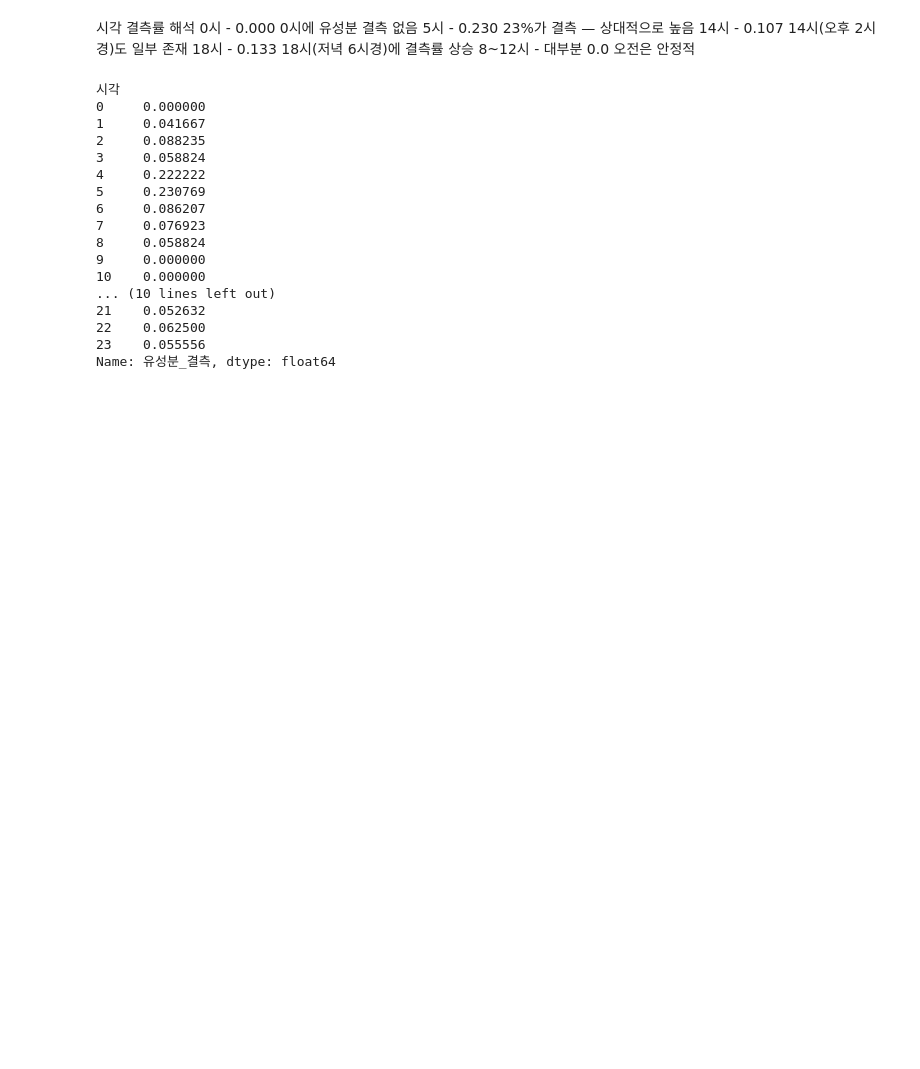
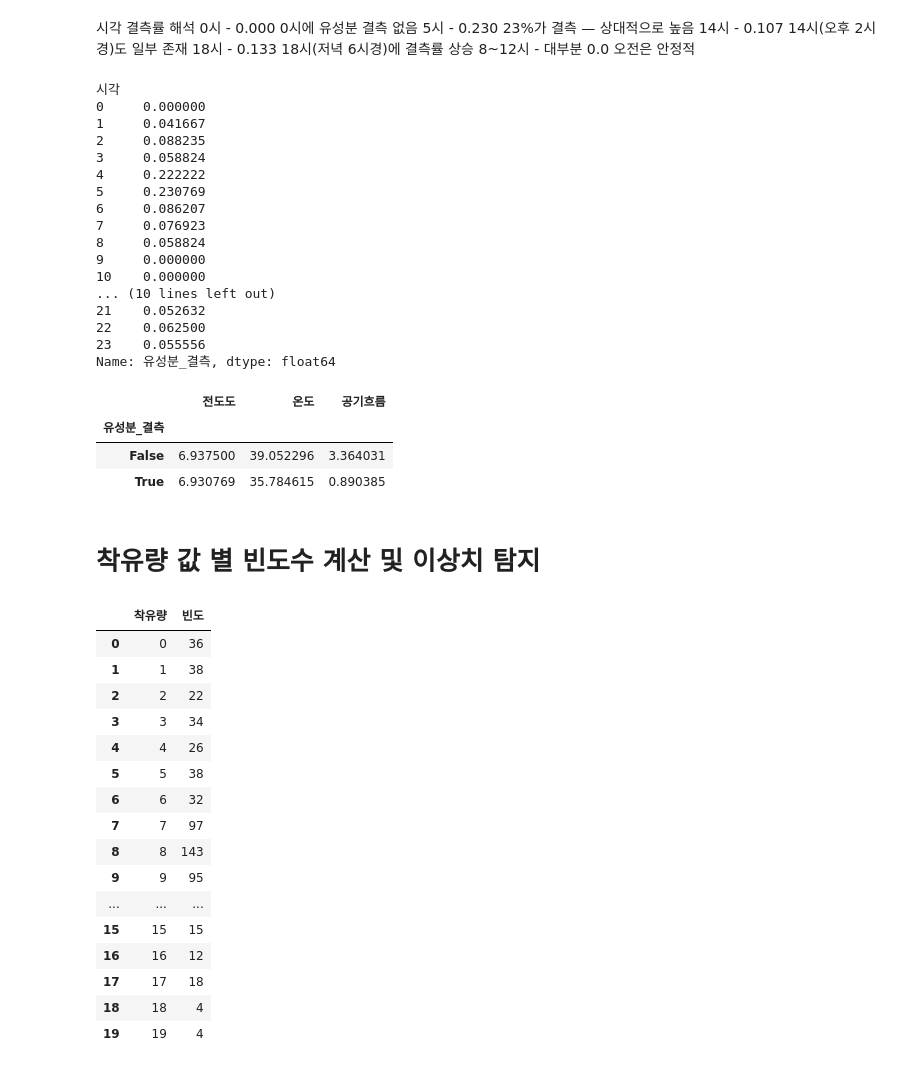
Before and after one commit to jiwon512/practical_project, a Jupyter notebook: jungjae/pr1.ipynb, the cells around one changed output. Cells and saved outputs as stored; diff of their text form; code cells hidden in the pictures; blank space fills up the shorter version.

```diff
--- a/jungjae/pr1.ipynb
+++ b/jungjae/pr1.ipynb
@@ -147,0 +170,42 @@ Name: 유성분_결측, dtype: float64
+# %%
+sensor_comparison
+#전도도는 큰 차이 없음
+#온도, 공기흐름이 결측 시 뚜렷하게 낮음(센서 미작동/기기 오류 시 결측 발생 가능성)
+# %% [output]
+|  | 전도도 | 온도 | 공기흐름 |
+| 유성분_결측 |  |  |  |
+| False | 6.937500 | 39.052296 | 3.364031 |
+| True | 6.930769 | 35.784615 | 0.890385 |
+# %% [markdown]
+# 착유량 값 별 빈도수 계산 및 이상치 탐지
+# %%
+# 착유량 값별 빈도수 계산 후 데이터프레임으로 정리
+milk_yield_dist = (
+    target_all_data['착유량']
+    .value_counts()
+    .sort_index()
+    .reset_index()
+)
+
+# 컬럼명 정리
+milk_yield_dist.columns = ['착유량', '빈도']
+# %%
+milk_yield_dist
+# %% [output]
+|  | 착유량 | 빈도 |
+| 0 | 0 | 36 |
+| 1 | 1 | 38 |
+| 2 | 2 | 22 |
+| 3 | 3 | 34 |
+| 4 | 4 | 26 |
+| 5 | 5 | 38 |
+| 6 | 6 | 32 |
+| 7 | 7 | 97 |
+| 8 | 8 | 143 |
+| 9 | 9 | 95 |
+| ... | ... | ... |
+| 15 | 15 | 15 |
+| 16 | 16 | 12 |
+| 17 | 17 | 18 |
+| 18 | 18 | 4 |
+| 19 | 19 | 4 |
```
Also changed, not shown: parts of 11 cells of this notebook.
